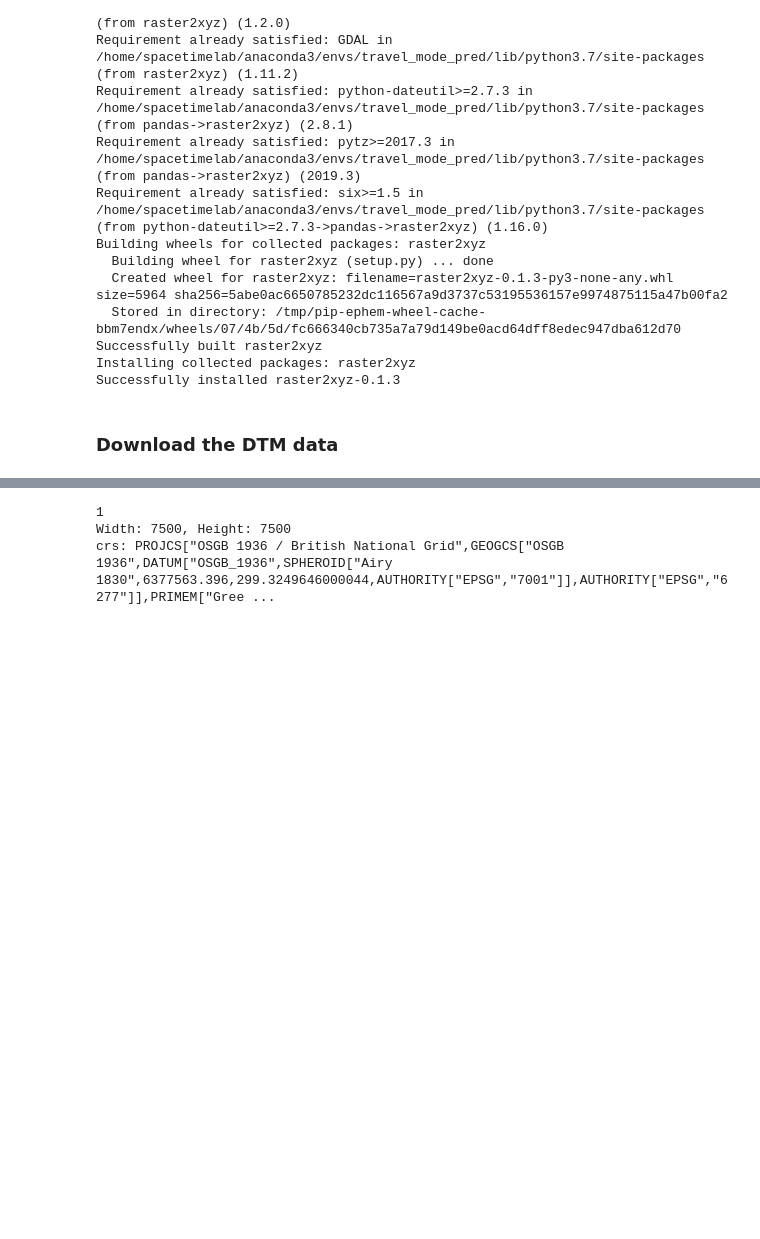
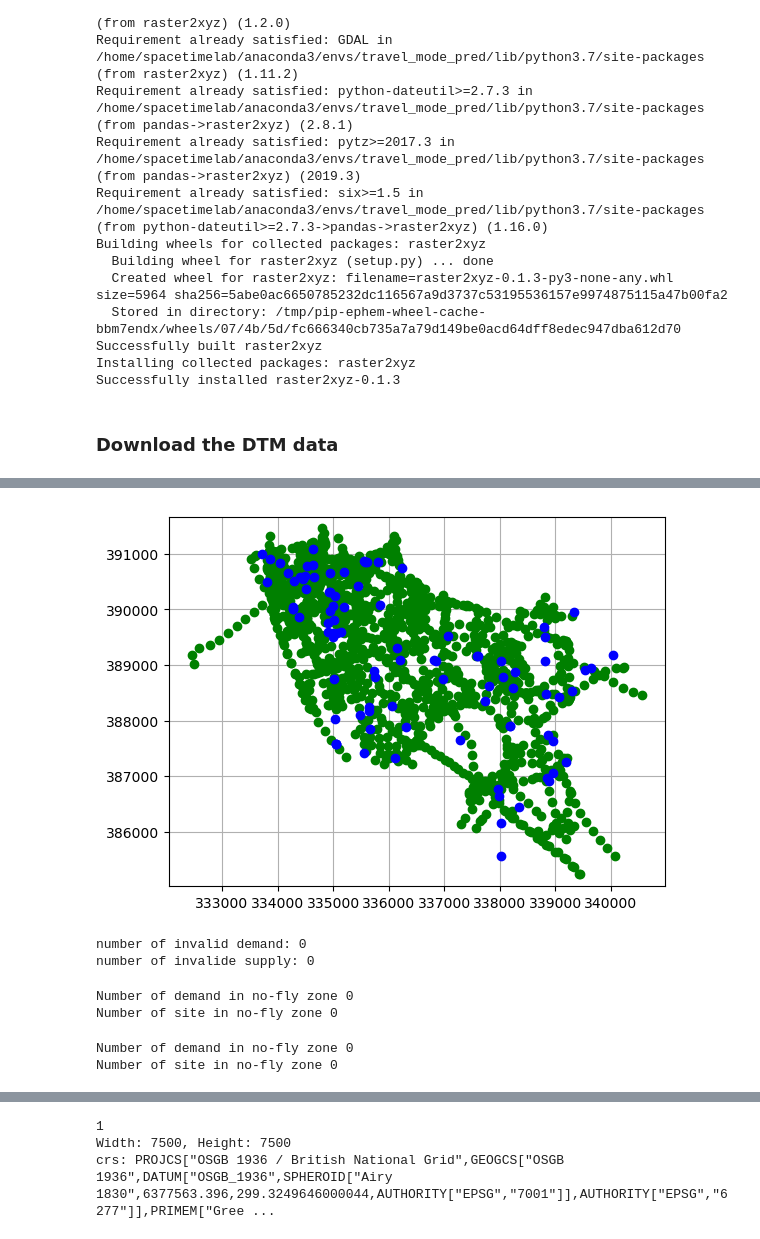
Before and after one commit to huanfachen/drone_station_pmp, a Jupyter notebook: process_poi.ipynb, the cells around one changed output, grey strips where cells are left out. Drawn from its saved outputs; the diff is of its cells as text; code cells hidden in the pictures; blank space fills up the shorter version.

```diff
--- a/process_poi.ipynb
+++ b/process_poi.ipynb
@@ -604,0 +563,31 @@ import glob
+# %%
+# using the data from df_dtm
+# height_no_fly = df_dtm.z.quantile(.9)
+height_no_fly = df_dtm.z.quantile(.95)
+size_x = df_dtm.x.unique().size
+size_y = df_dtm.y.unique().size
+step_len_x = (df_dtm.x.max() - df_dtm.x.min()) / (size_x - 1)
+step_len_y = (df_dtm.y.max() - df_dtm.y.min()) / (size_y - 1)
+
+# x_ind and y_ind indicate the integer index of each grid relative to the origin of (0,0), respectively
+df_dtm['x_ind'] = (df_dtm.x - df_dtm.x.min()) / step_len_x
+df_dtm['y_ind'] = (df_dtm.y - df_dtm.y.min()) / step_len_y
+df_dtm['x_ind'] = df_dtm['x_ind'].astype('int64')
+df_dtm['y_ind'] = df_dtm['x_ind'].astype('int64')
+
+# set the barriers or no-fly zone
+df_dtm_over_height_no_fly = df_dtm.loc[df_dtm.z > height_no_fly]
+# # create a map
+# m = dstar.Map(size_x, size_y)
+# # set obstacle
+# m.set_obstacle([(i, j) for i, j in zip(df_dtm_over_height_no_fly.x_ind, df_dtm_over_height_no_fly.y_ind)])
+
+# using step_len_x as grid_size (step_len_x = step_len_y = 20 m)
+# assuming that robot_radius is the same as grid_size
+ox = df_dtm_over_height_no_fly.x.tolist()
+oy = df_dtm_over_height_no_fly.y.tolist()
+
+a_star_planner = a_star.AStarPlanner(ox = ox, oy = oy,
+resolution = step_len_x, rr = None,
+min_x = df_dtm.x.min(), max_x = df_dtm.x.max(), min_y = df_dtm.y.min(), max_y = df_dtm.y.max()
+)
@@ -604,0 +752,13 @@ import glob
+# %%
+plt.grid(True)
+plt.axis("equal")
+
+# plot the demand and supply points
+plt.plot(df_demand.demand_easting.tolist(), df_demand.demand_northing.tolist(), "og")
+plt.plot(df_site.site_easting.tolist(), df_site.site_northing.tolist(), "ob")
+
+plt.plot(ox, oy, ".k", alpha = 0.3)
+
+plt.show()
+# %% [output]
+[figure, added]
@@ -604,0 +767,19 @@ import glob
+# %%
+# are all demand points valid?
+series_demand = df_demand.apply(lambda x: a_star_planner.verify_xy(x['demand_easting'], x['demand_northing']), axis=1)
+print("number of invalid demand:", df_demand.shape[0] - series_demand.sum())
+# are all supply points valid?
+series_supply = df_site.apply(lambda x: a_star_planner.verify_xy(x['site_easting'], x['site_northing']), axis=1)
+print("number of invalide supply:", df_site.shape[0] - series_supply.sum())
+# %% [output]
+number of invalid demand: 0
+number of invalide supply: 0
+# %%
+# any demand or supply point in the no-fly zone?
+df_demand['in_nofly'] = df_demand.apply(lambda x: a_star_planner.is_in_obstacle_cell(x['demand_easting'], x['demand_northing']), axis=1)
+print("Number of demand in no-fly zone", df_demand.in_nofly.sum())
+df_site['in_nofly'] = df_site.apply(lambda x: a_star_planner.is_in_obstacle_cell(x['site_easting'], x['site_northing']), axis=1)
+print("Number of site in no-fly zone", df_site.in_nofly.sum())
+# %% [output]
+Number of demand in no-fly zone 0
+Number of site in no-fly zone 0
@@ -604,0 +791,11 @@ import glob
+# %%
+# confirm: all demand and supply points should be outside no-fly zone
+df_demand['in_nofly'] = df_demand.apply(lambda x: a_star_planner.is_in_obstacle_cell(x['demand_easting'], x['demand_northing']), axis=1)
+print("Number of demand in no-fly zone", df_demand.in_nofly.sum())
+assert(df_demand.in_nofly.sum() == 0)
+df_site['in_nofly'] = df_site.apply(lambda x: a_star_planner.is_in_obstacle_cell(x['site_easting'], x['site_northing']), axis=1)
+print("Number of site in no-fly zone", df_site.in_nofly.sum())
+assert(df_site.in_nofly.sum() == 0)
+# %% [output]
+Number of demand in no-fly zone 0
+Number of site in no-fly zone 0
```
Also changed, not shown: parts of 98 cells of this notebook.
